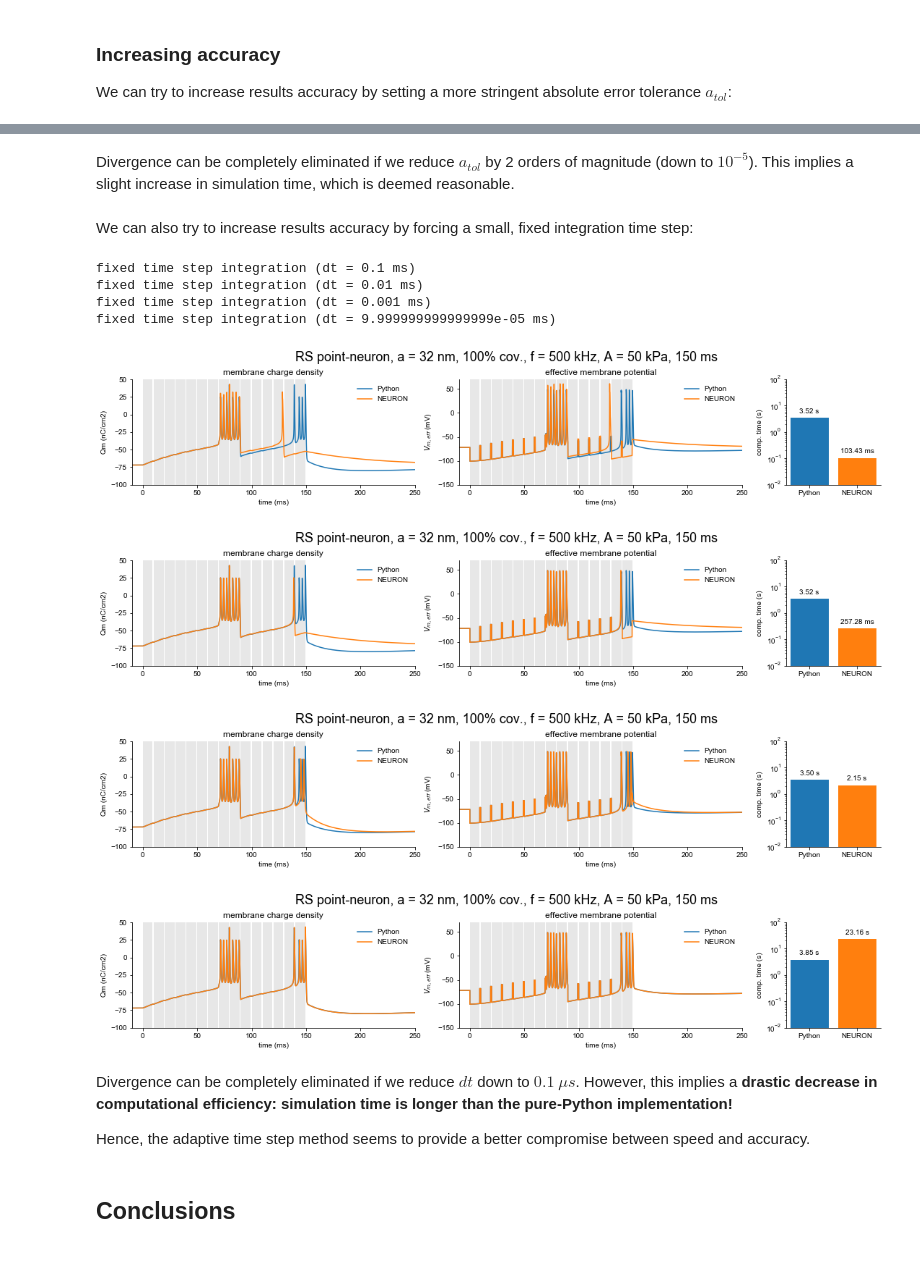
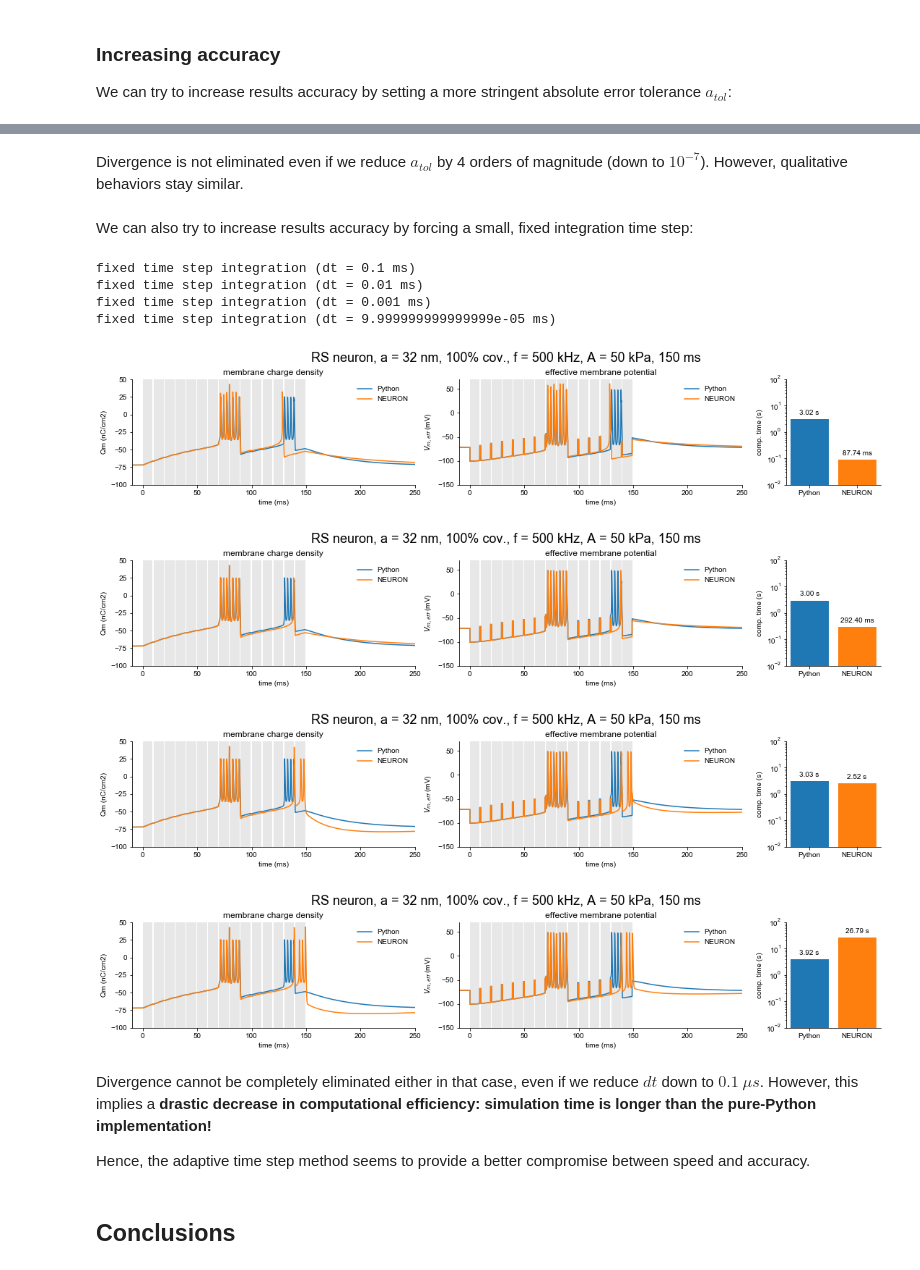
Before and after one commit to tjjlemaire/MorphoSONIC, a Jupyter notebook: notebooks/SONIC 0D - Python vs NEURON.ipynb, the cells around one changed output, grey strips where cells are left out. Saved outputs shown, nothing was run; the diff lists cells and outputs as text; code cells hidden in the pictures.

```diff
--- a/notebooks/SONIC 0D - Python vs NEURON.ipynb
+++ b/notebooks/SONIC 0D - Python vs NEURON.ipynb
@@ -60,11 +60,11 @@ Let's set some default model and stimulation parameters.
 # %%
 # Model parameters
 neuron = CorticalRS()
-a = 32e-9  # sonophore diameter
+a = 32.  # sonophore diameter
 
 # Stimulation parameters
-Fdrive = 500e3  # Hz
-Adrive = 50e3  # Pa
+Fdrive = 500.  # kHz
+Adrive = 50.  # kPa
 tstim = 150e-3  # s
 toffset = 100e-3  # s
 PRF = 100.  # Hz
@@ -154,21 +176,21 @@ adaptive time step integration (atol = 1e-05)
 # %% [markdown]
-Divergence can be completely eliminated if we reduce $a_{tol}$ by 2 orders of magnitude (down to $10^{-5}$). This implies a slight increase in simulation time, which is deemed reasonable.
+Divergence is not eliminated even if we reduce $a_{tol}$ by 4 orders of magnitude (down to $10^{-7}$). However, qualitative behaviors stay similar.
 # %% [markdown]
 We can also try to increase results accuracy by forcing a small, fixed integration time step:
 # %%
 for dt in np.logspace(-4, -7, 4):
-    fig = compareAStim(neuron, a, Fdrive, Adrive, tstim, toffset, PRF, 0.9, dt=dt)
+    fig = compare(neuron, Adrive, tstim, toffset, PRF, 0.9, a=a, Fdrive=Fdrive, dt=dt)
 # %% [output]
 fixed time step integration (dt = 0.1 ms)
 fixed time step integration (dt = 0.01 ms)
 fixed time step integration (dt = 0.001 ms)
 fixed time step integration (dt = 9.999999999999999e-05 ms)
-[figure, old version]
+[figure, new version]
-[figure, old version]
+[figure, new version]
-[figure, old version]
+[figure, new version]
-[figure, old version]
+[figure, new version]
 # %% [markdown]
-Divergence can be completely eliminated if we reduce $dt$ down to $0.1\ \mu s$. However, this implies a **drastic decrease in computational efficiency: simulation time is longer than the pure-Python implementation!**
+Divergence cannot be completely eliminated either in that case, even if we reduce $dt$ down to $0.1\ \mu s$. However, this implies a **drastic decrease in computational efficiency: simulation time is longer than the pure-Python implementation!**
 
 Hence, the adaptive time step method seems to provide a better compromise between speed and accuracy.
 # %% [markdown]
```
Also changed, not shown: parts of 7 cells of this notebook, 23 other files.
